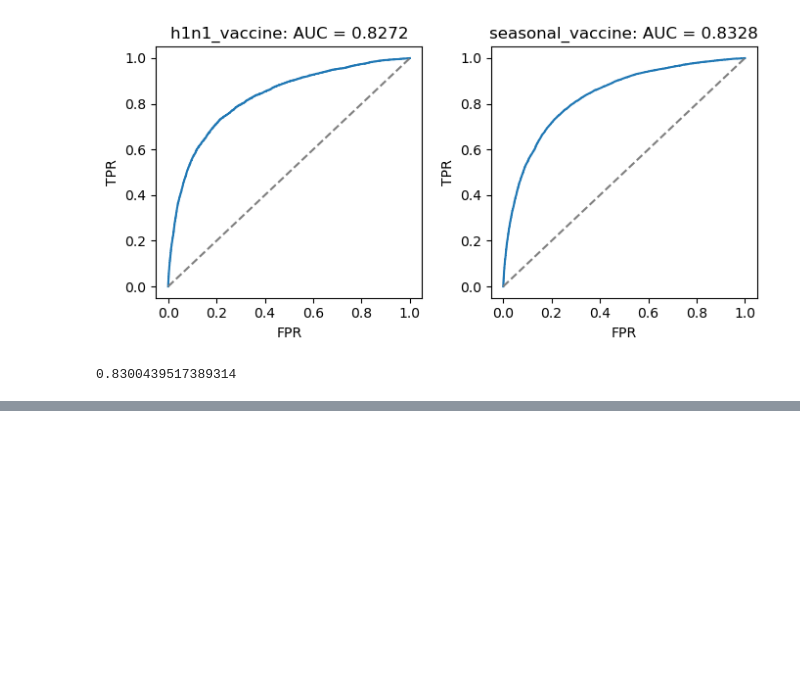
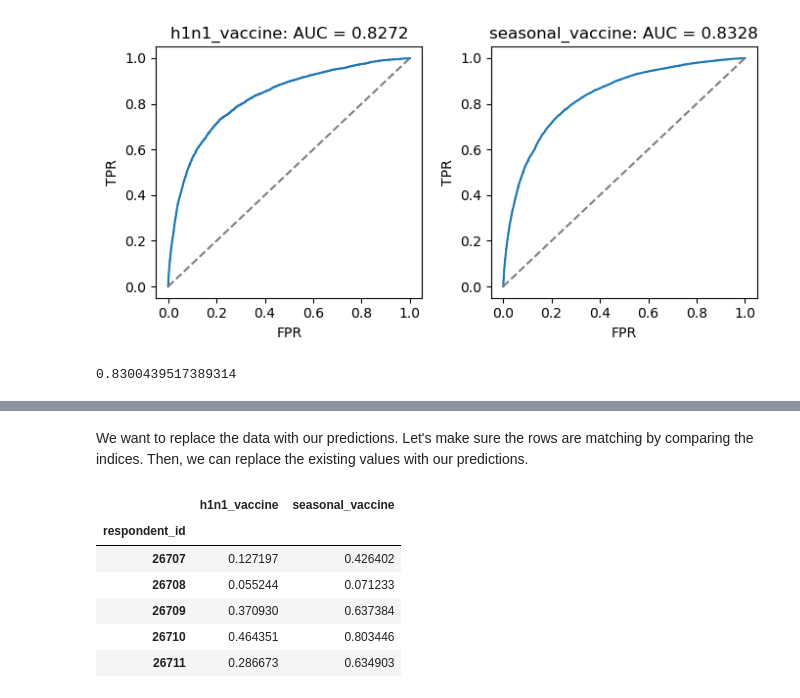
Before and after one commit to GuilhermeCarqueja/H1N1_vaccine, a Jupyter notebook: H1N1_vaccine_prediction.ipynb, the cells around one changed output, grey strips where cells are left out. Cells and saved outputs as stored; diff of their text form; code cells hidden in the pictures; blank space fills up the shorter version.

```diff
--- a/H1N1_vaccine_prediction.ipynb
+++ b/H1N1_vaccine_prediction.ipynb
@@ -651,0 +674,19 @@ test_predictions
+# %% [markdown]
+We want to replace the data with our predictions. Let's make sure the rows are matching by comparing the indices. Then, we can replace the existing values with our predictions.
+# %%
+# Make sure rows are matching
+np.testing.assert_array_equal(test_features_df.index.values, submission_df.index.values)
+
+# Replace data
+submission_df["h1n1_vaccine"] = test_predictions[0][:,1]
+submission_df["seasonal_vaccine"] = test_predictions[1][:,1]
+
+submission_df.head()
+# %% [output]
+|  | h1n1_vaccine | seasonal_vaccine |
+| respondent_id |  |  |
+| 26707 | 0.127197 | 0.426402 |
+| 26708 | 0.055244 | 0.071233 |
+| 26709 | 0.370930 | 0.637384 |
+| 26710 | 0.464351 | 0.803446 |
+| 26711 | 0.286673 | 0.634903 |
```
Also changed, not shown: parts of 16 cells of this notebook.
